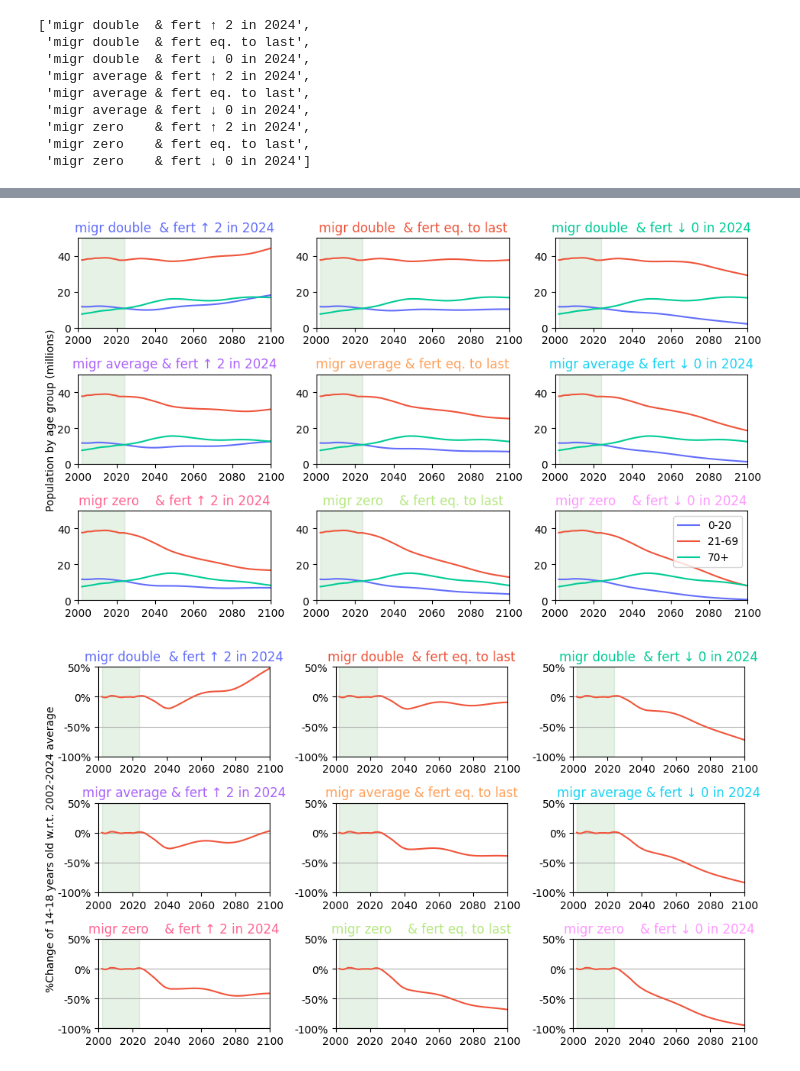
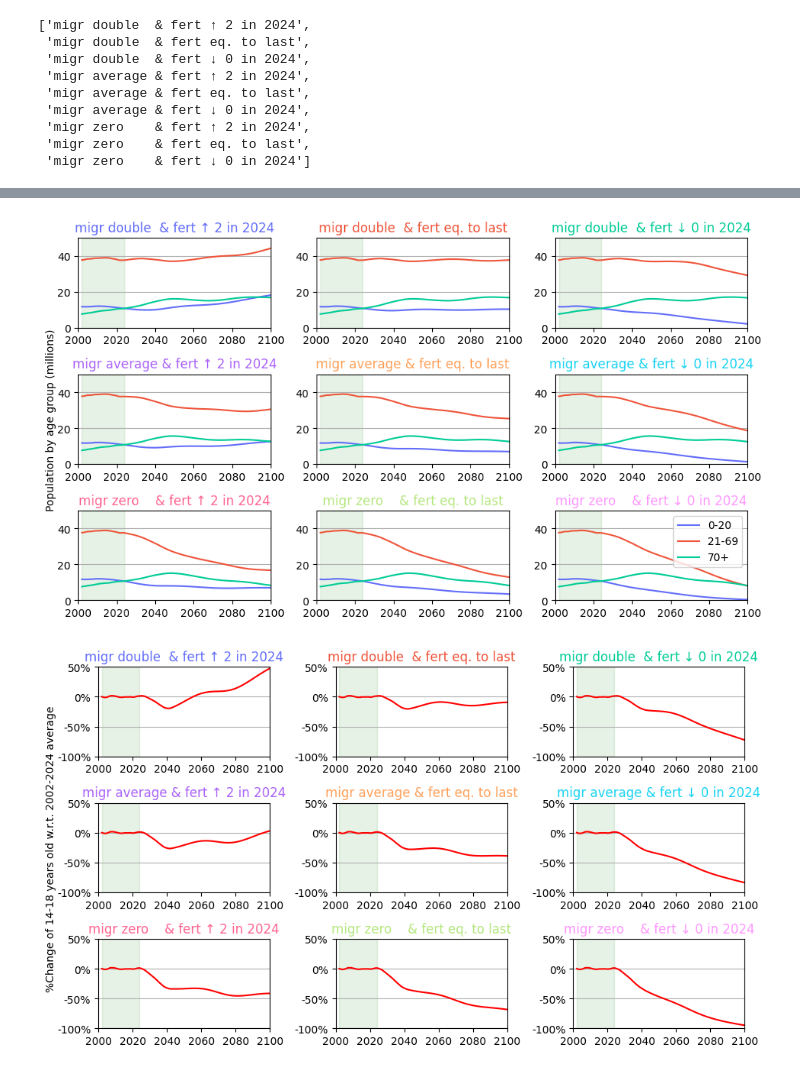
Before and after one commit to danieleongari/demographic_model_page, a Jupyter notebook: notebooks/73_analyse_future_population.ipynb, the cells around one changed output, grey strips where cells are left out. Drawn from its saved outputs; the diff is of its cells as text; code cells hidden in the pictures.

```diff
--- a/notebooks/73_analyse_future_population.ipynb
+++ b/notebooks/73_analyse_future_population.ipynb
@@ -65,13 +89,6 @@ Scenarios:
 # %%
- # Create 3x3 subplots to show the population by age group (young, adult, senior) in each scenario
+# Create 3x3 subplots to show the population by age group (young, adult, senior) in each scenario
 AGE1, AGE2 = 20, 70
-
-df_plot = dfpj_long_all.melt(
-    id_vars=["year", "age"],
-    value_vars=dfpj_long_all.columns[2:],
-    var_name="scenario",
-    value_name="population"
-)
 
 fig, axes = plt.subplots(3, 3, figsize=(9.5, 5.5), sharex=False, sharey=False)
 for idx, scenario in enumerate(scenarios):
@@ -95,50 +112,43 @@ for idx, scenario in enumerate(scenarios):
     if idx == 8:
         ax.legend()
     ax.axvspan(start_year, last_year, color="green", alpha=0.1)
+    ax.grid(axis='y')
 
 fig.text(0.0, 0.5, 'Population by age group (millions)', va='center', rotation='vertical')
 plt.tight_layout()
 plt.savefig("../images_output/analysis_proj_groups.png", dpi=200)
 plt.show()
 # %% [output]
-[figure, old version]
+[figure, new version]
 # %%
+# Here I want to focus on the amount of teenagers in high-school age, for each of the 3x3 scenarios
 AGE1, AGE2 = 14, 18
-
-df_plot = dfpj_long_all.melt(
-    id_vars=["year", "age"],
-    value_vars=dfpj_long_all.columns[2:],
-    var_name="scenario",
-    value_name="population"
-)
 
 fig, axes = plt.subplots(3, 3, figsize=(9.5, 5.5), sharex=False, sharey=False)
 for idx, scenario in enumerate(scenarios):
 
     ax = axes[idx // 3, idx % 3]
     df_scenario = df_plot[df_plot["scenario"] == scenario].copy()
 
     sum12 = df_scenario[df_scenario["age"].between(AGE1, AGE2, inclusive='both')].groupby("year")["population"].sum()
     avg_past = sum12[sum12.index <= last_year].mean()
 
-    ax.plot(sum12.index, sum12.values/avg_past - 1, label=f"{AGE1}-{AGE2}", color=matplotlib_colors[1])
+    ax.plot(sum12.index, sum12.values/avg_past - 1, label=f"{AGE1}-{AGE2}", color="red")
 
     ax.set_title(scenario, color=matplotlib_colors[idx])
     ax.set_xlabel(None)
     ax.set_ylabel(None)
     ax.set_xlim(2000, end_year)
     ax.set_ylim(-1, +0.5)
     ax.yaxis.set_major_formatter(mtick.FuncFormatter(lambda x, _: f"{x:.0%}"))
-    # if idx == 8:
-    #     ax.legend()
     ax.axvspan(start_year, last_year, color="green", alpha=0.1)
     ax.grid(axis='y')
 
 fig.text(0, 0.5, f"%Change of {AGE1}-{AGE2} years old w.r.t. {start_year}-{last_year} average", va='center', rotation='vertical')
 plt.tight_layout()
 plt.savefig("../images_output/analysis_proj_teens.png", dpi=200)
 plt.show()
 # %% [output]
-[figure, old version]
+[figure, new version]
 # %%
 # Values from previous analysis on fertility (see Notebook #40)
```
Also changed, not shown: parts of 5 cells of this notebook, 9 other files.
